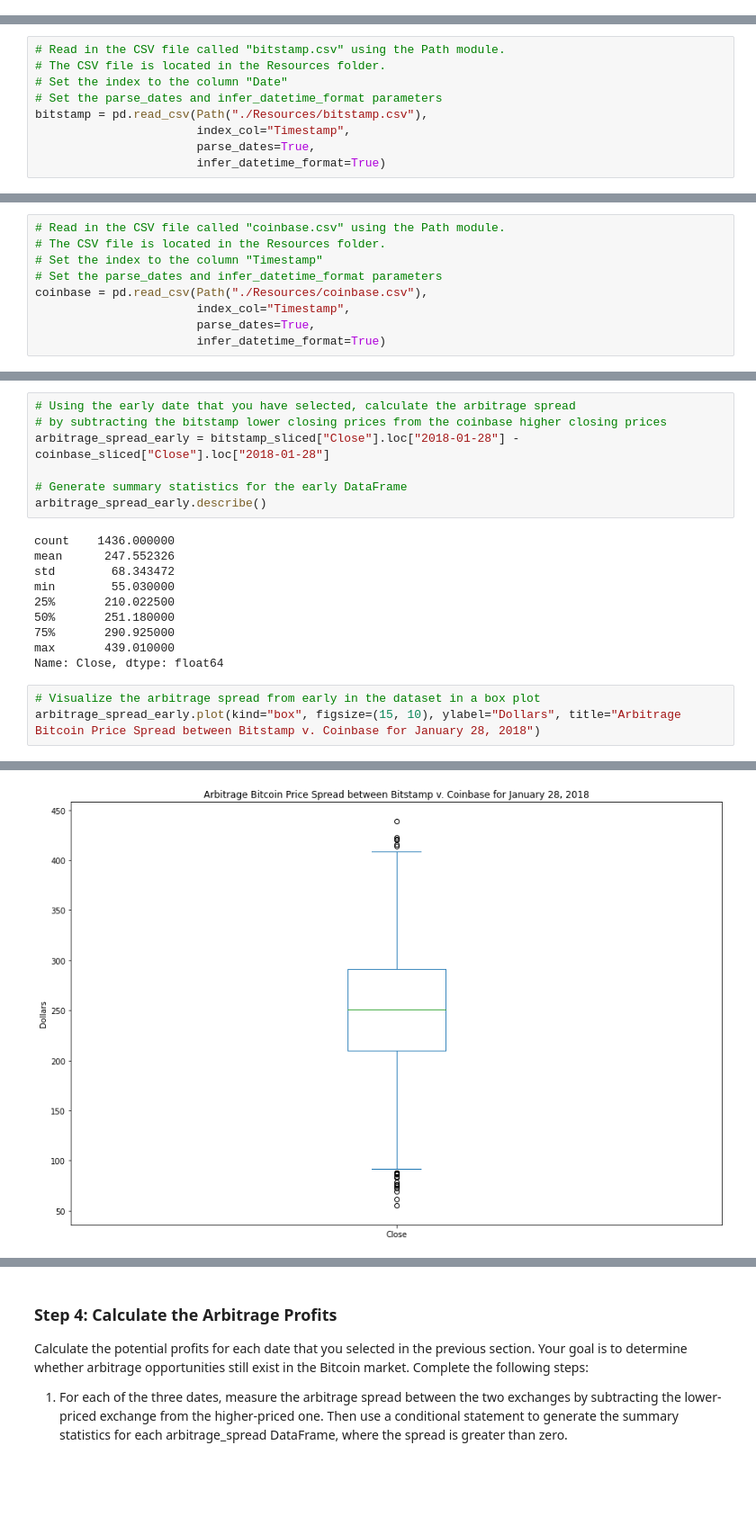
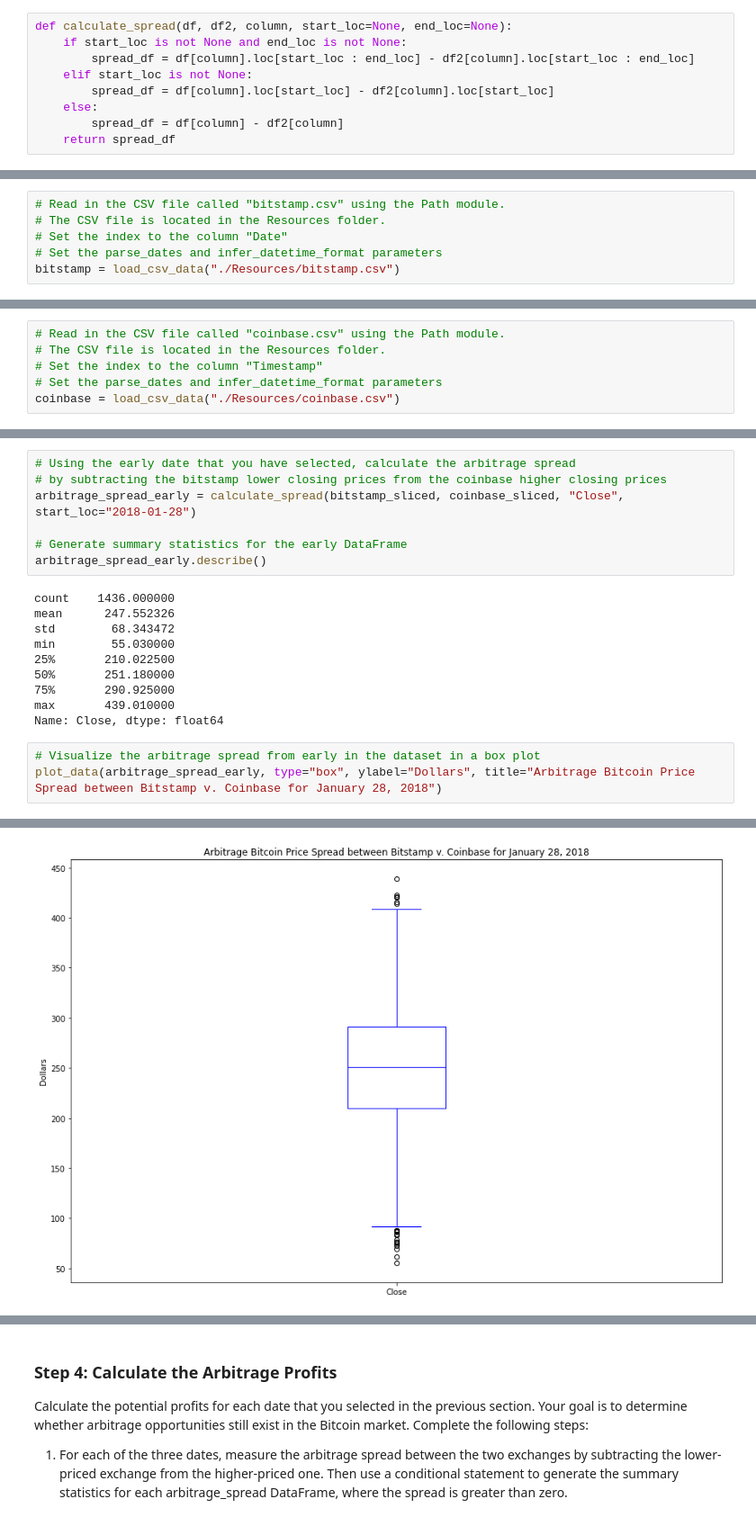
Before and after one commit to drew94591/Crypto_Arbitrage, a Jupyter notebook: crypto_arbitrage.ipynb, the cells around one changed output, grey strips where cells are left out. Shown at 90% size. Cells and saved outputs as stored; diff of their text form; blank space fills up the shorter version.

```diff
--- a/crypto_arbitrage.ipynb
+++ b/crypto_arbitrage.ipynb
@@ -21,3 +44,12 @@ from pathlib import Path
+# %%
+def calculate_spread(df, df2, column, start_loc=None, end_loc=None):
+    if start_loc is not None and end_loc is not None:
+        spread_df = df[column].loc[start_loc : end_loc] - df2[column].loc[start_loc : end_loc]
+    elif start_loc is not None:
+        spread_df = df[column].loc[start_loc] - df2[column].loc[start_loc]
+    else:
+        spread_df = df[column] - df2[column]
+    return spread_df
 # %% [markdown]
 ## Collect the Data
 
@@ -37,10 +69,7 @@ Instructions.
 # The CSV file is located in the Resources folder.
 # Set the index to the column "Date"
 # Set the parse_dates and infer_datetime_format parameters
-bitstamp = pd.read_csv(Path("./Resources/bitstamp.csv"),
-                       index_col="Timestamp",
-                       parse_dates=True,
-                       infer_datetime_format=True)
+bitstamp = load_csv_data("./Resources/bitstamp.csv")
 # %% [markdown]
 ### Step 2: Use the `head` (and/or the `tail`) function to confirm that Pandas properly imported the data.
 # %%
@@ -77,10 +106,7 @@ bitstamp.tail()
 # The CSV file is located in the Resources folder.
 # Set the index to the column "Timestamp"
 # Set the parse_dates and infer_datetime_format parameters
-coinbase = pd.read_csv(Path("./Resources/coinbase.csv"),
-                       index_col="Timestamp",
-                       parse_dates=True,
-                       infer_datetime_format=True)
+coinbase = load_csv_data("./Resources/coinbase.csv")
 # %%
 # Use the head (and/or tail) function to confirm that the data was imported properly.
 coinbase.head(10)
@@ -499,7 +519,7 @@ coinbase_sliced["Close"].loc["2018-01-28"].plot(legend=True, figsize=(15, 10), x
 # %%
 # Using the early date that you have selected, calculate the arbitrage spread
 # by subtracting the bitstamp lower closing prices from the coinbase higher closing prices
-arbitrage_spread_early = bitstamp_sliced["Close"].loc["2018-01-28"] - coinbase_sliced["Close"].loc["2018-01-28"]
+arbitrage_spread_early = calculate_spread(bitstamp_sliced, coinbase_sliced, "Close", start_loc="2018-01-28")
 
 # Generate summary statistics for the early DataFrame
 arbitrage_spread_early.describe()
@@ -515,5 +535,5 @@ max       439.010000
 Name: Close, dtype: float64
 # %%
 # Visualize the arbitrage spread from early in the dataset in a box plot
-arbitrage_spread_early.plot(kind="box", figsize=(15, 10), ylabel="Dollars", title="Arbitrage Bitcoin Price Spread between Bitstamp v. Coinbase for January 28, 2018")
+plot_data(arbitrage_spread_early, type="box", ylabel="Dollars", title="Arbitrage Bitcoin Price Spread between Bitstamp v. Coinbase for January 28, 2018")
 # %% [output]
@@ -521,4 +540,4 @@ arbitrage_spread_early.plot(kind="box", figsize=(15, 10), ylabel="Dollars", titl
-[figure, old version]
+[figure, new version]
 # %%
 # Create an overlay plot that visualizes the two dataframes over a period of one day from the middle of the dataset.
 # Be sure that the plots include the parameters `legend`, `figsize`, `title`, `color` and `label`
```
Also changed, not shown: parts of 18 cells of this notebook.
